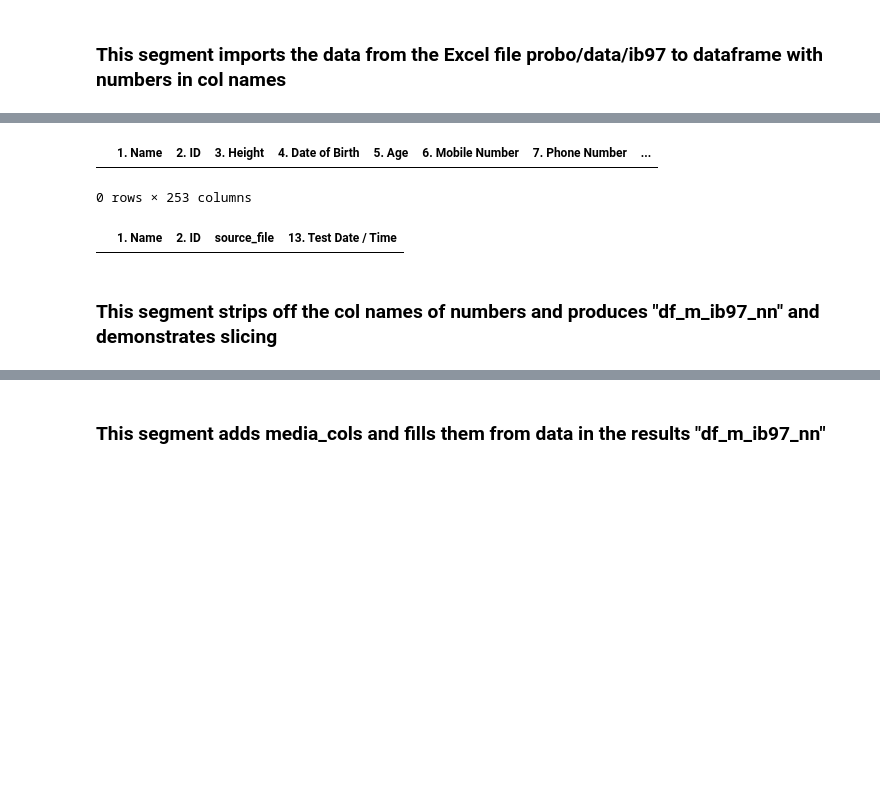
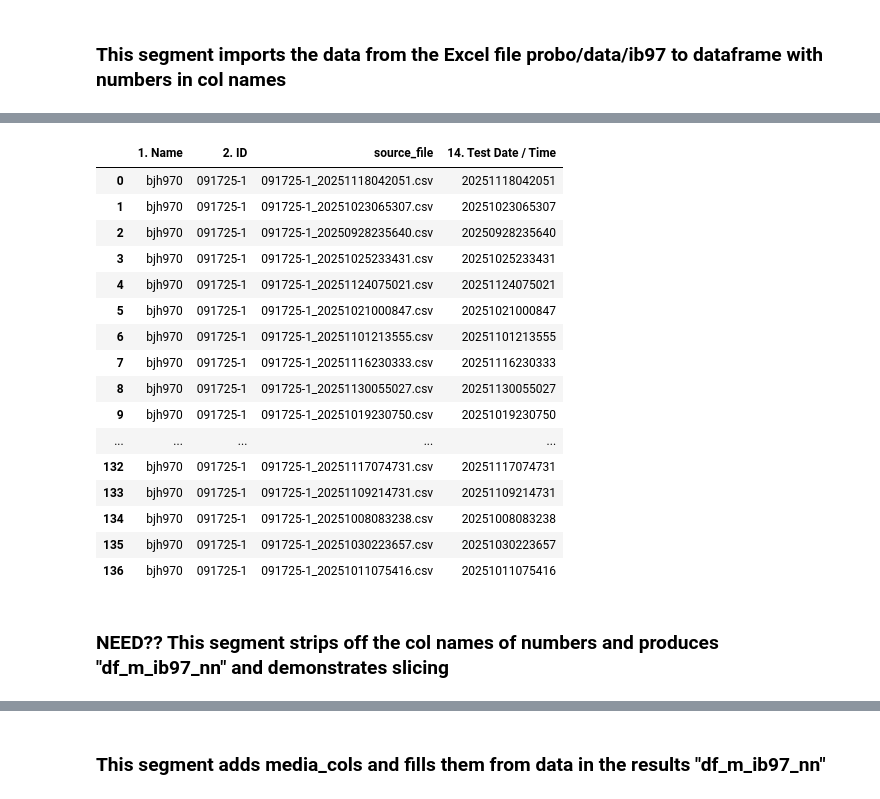
Before and after one commit to 1ratlabs/JL_2, a Jupyter notebook: col_wise_import_97.ipynb, the cells around one changed output, grey strips where cells are left out. Drawn from its saved outputs; the diff is of its cells as text; code cells hidden in the pictures; blank space fills up the shorter version.

```diff
--- a/col_wise_import_97.ipynb
+++ b/col_wise_import_97.ipynb
@@ -699,21 +717,31 @@ df_ib97_raw_flt
-# %%
-df_ib97_raw_flt = filter_by_value(df_ib97_raw, '2. ID', "091725-1")
-df_ib97_raw_flt
-# %% [output]
-|  | 1. Name | 2. ID | 3. Height | 4. Date of Birth | 5. Age | 6. Mobile Number | 7. Phone Number | ... |
-0 rows × 253 columns
 # %%
 df_ib97_unique = drop_duplicate_source_files(df_ib97_raw_flt)
 # %%
-df_ib97_raw_flt[['1. Name', '2. ID','source_file','13. Test Date / Time']]
+df_ib97_raw_flt[['1. Name', '2. ID','source_file','14. Test Date / Time']]
 # %% [output]
-|  | 1. Name | 2. ID | source_file | 13. Test Date / Time |
+|  | 1. Name | 2. ID | source_file | 14. Test Date / Time |
+| 0 | bjh970 | 091725-1 | 091725-1_20251118042051.csv | 20251118042051 |
+| 1 | bjh970 | 091725-1 | 091725-1_20251023065307.csv | 20251023065307 |
+| 2 | bjh970 | 091725-1 | 091725-1_20250928235640.csv | 20250928235640 |
+| 3 | bjh970 | 091725-1 | 091725-1_20251025233431.csv | 20251025233431 |
+| 4 | bjh970 | 091725-1 | 091725-1_20251124075021.csv | 20251124075021 |
+| 5 | bjh970 | 091725-1 | 091725-1_20251021000847.csv | 20251021000847 |
+| 6 | bjh970 | 091725-1 | 091725-1_20251101213555.csv | 20251101213555 |
+| 7 | bjh970 | 091725-1 | 091725-1_20251116230333.csv | 20251116230333 |
+| 8 | bjh970 | 091725-1 | 091725-1_20251130055027.csv | 20251130055027 |
+| 9 | bjh970 | 091725-1 | 091725-1_20251019230750.csv | 20251019230750 |
+| ... | ... | ... | ... | ... |
+| 132 | bjh970 | 091725-1 | 091725-1_20251117074731.csv | 20251117074731 |
+| 133 | bjh970 | 091725-1 | 091725-1_20251109214731.csv | 20251109214731 |
+| 134 | bjh970 | 091725-1 | 091725-1_20251008083238.csv | 20251008083238 |
+| 135 | bjh970 | 091725-1 | 091725-1_20251030223657.csv | 20251030223657 |
+| 136 | bjh970 | 091725-1 | 091725-1_20251011075416.csv | 20251011075416 |
 # %%
 # verify list(df_ib97_raw.columns)
 # %%
 #verify df_ib97_raw
 # %% [markdown]
-### This segment strips off the col names of numbers and produces "df_m_ib97_nn" and demonstrates slicing
+### NEED?? This segment strips off the col names of numbers and produces "df_m_ib97_nn" and demonstrates slicing
 # %%
 df_ib97_nn = strip_numbers_from_columns(df_ib97_raw)
 #verify print(list(df_ib97_nn.columns))
```
Also changed, not shown: parts of 16 cells of this notebook, 3 other files.
